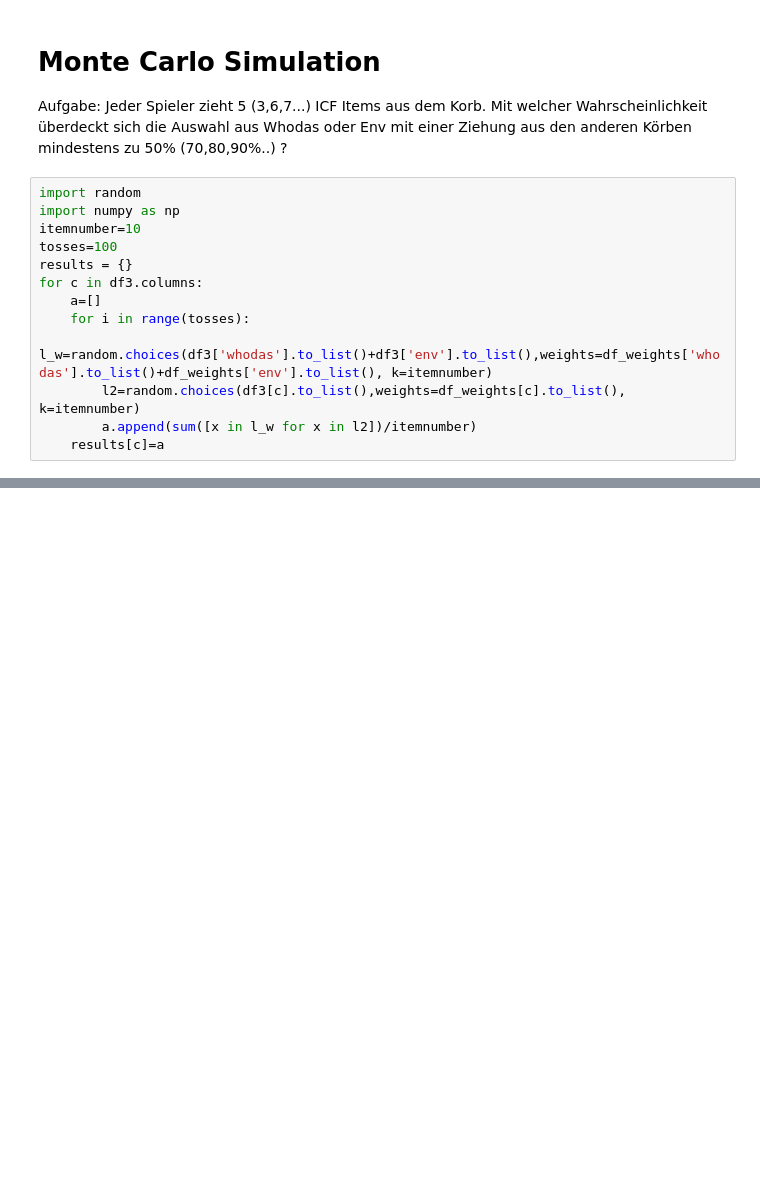
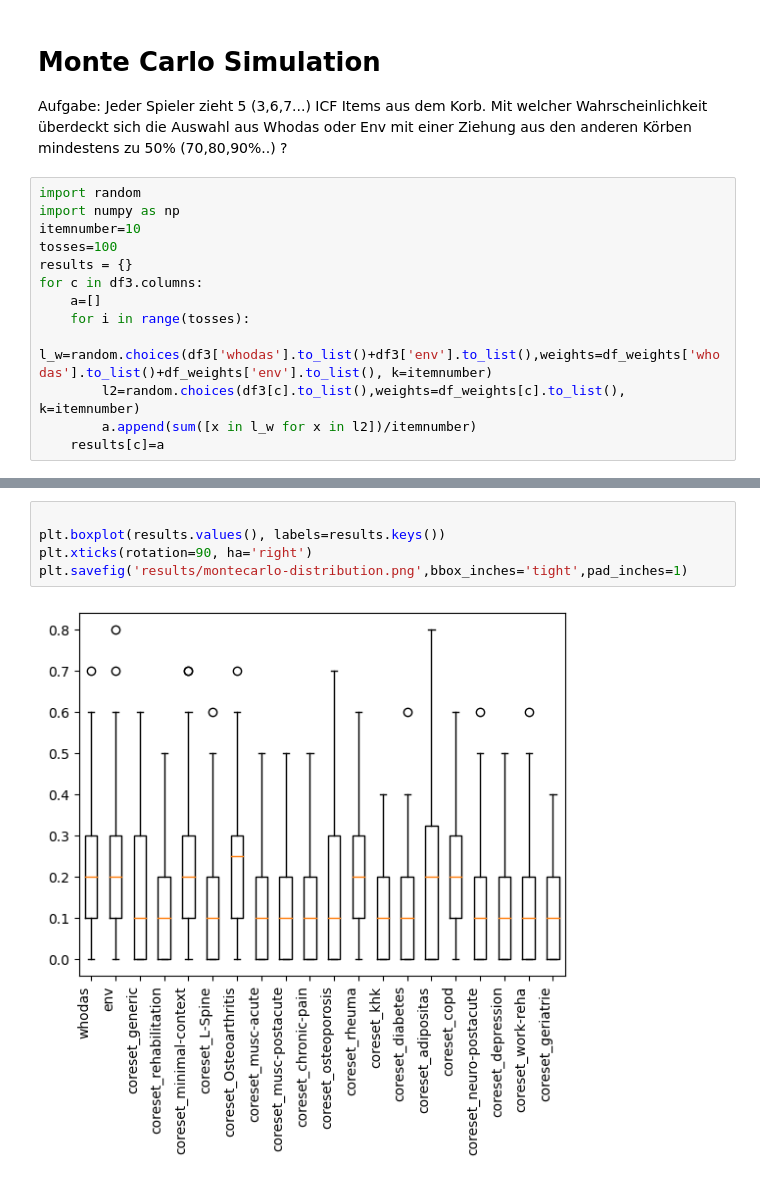
Before and after one commit to bernspe/ICFx_Statistics, a Jupyter notebook: icf_coverage_simulation.ipynb, the cells around one changed output, grey strips where cells are left out. Saved outputs shown, nothing was run; the diff lists cells and outputs as text; blank space fills up the shorter version.

Commit message:
Monte Carlo Experiment

```diff
--- a/icf_coverage_simulation.ipynb
+++ b/icf_coverage_simulation.ipynb
@@ -186,0 +236,7 @@ for c in df3.columns:
+# %%
+
+plt.boxplot(results.values(), labels=results.keys())
+plt.xticks(rotation=90, ha='right')
+plt.savefig('results/montecarlo-distribution.png',bbox_inches='tight',pad_inches=1)
+# %% [output]
+[figure, added]
```
Also changed, not shown: parts of 6 cells of this notebook, 2 other files.
